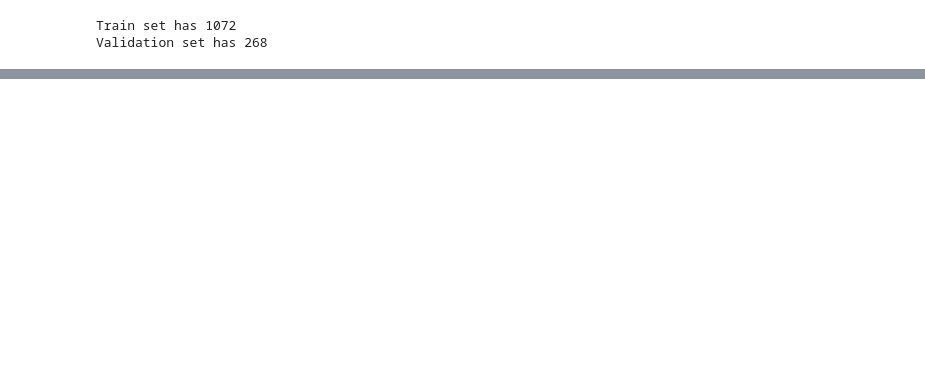
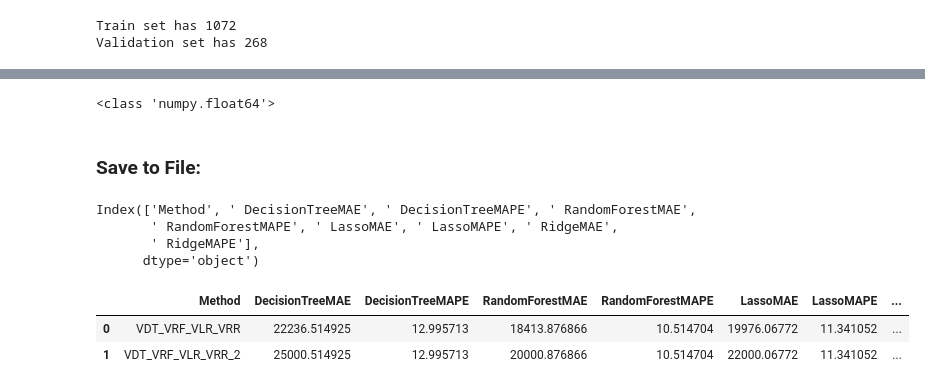
Before and after one commit to muskankapoor/PredictHousingPricesmachineLearning, a Jupyter notebook: WorkInProgress.ipynb, the cells around one changed output, grey strips where cells are left out. Drawn from its saved outputs; the diff is of its cells as text; code cells hidden in the pictures; blank space fills up the shorter version.

```diff
--- a/WorkInProgress.ipynb
+++ b/WorkInProgress.ipynb
@@ -218,0 +258,6 @@ MAE: 19516.63167162993
+# %%
+print(type(decisionTreeMAE))
+# %% [output]
+<class 'numpy.float64'>
+# %% [markdown]
+### Save to File:
@@ -218,0 +272,13 @@ MAE: 19516.63167162993
+# %%
+our_results.columns
+# %% [output]
+Index(['Method', ' DecisionTreeMAE', ' DecisionTreeMAPE', ' RandomForestMAE',
+       ' RandomForestMAPE', ' LassoMAE', ' LassoMAPE', ' RidgeMAE',
+       ' RidgeMAPE'],
+      dtype='object')
+# %%
+our_results.head()
+# %% [output]
+|  | Method | DecisionTreeMAE | DecisionTreeMAPE | RandomForestMAE | RandomForestMAPE | LassoMAE | LassoMAPE | ... |
+| 0 | VDT_VRF_VLR_VRR | 22236.514925 | 12.995713 | 18413.876866 | 10.514704 | 19976.06772 | 11.341052 | ... |
+| 1 | VDT_VRF_VLR_VRR_2 | 25000.514925 | 12.995713 | 20000.876866 | 10.514704 | 22000.06772 | 11.341052 | ... |
```
Also changed, not shown: parts of 37 cells of this notebook, 3 other files.
